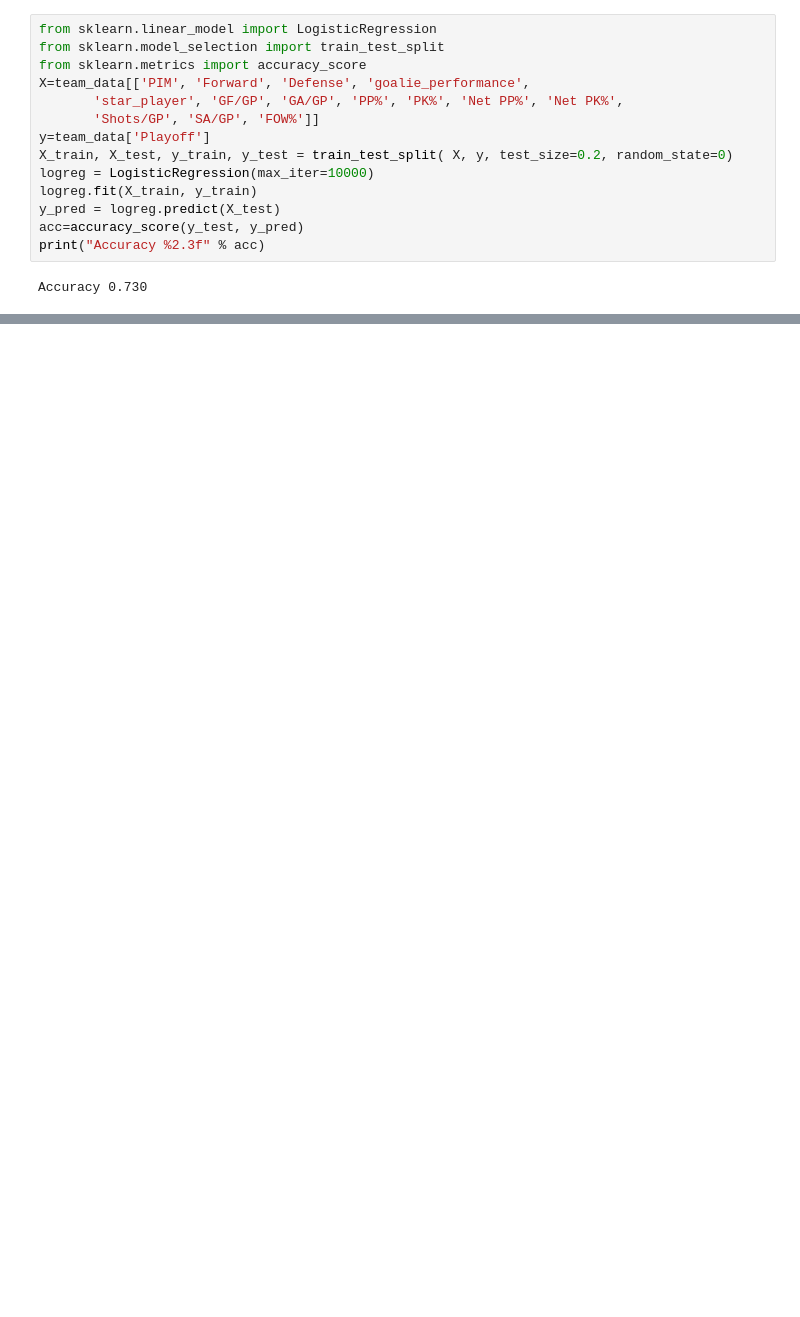
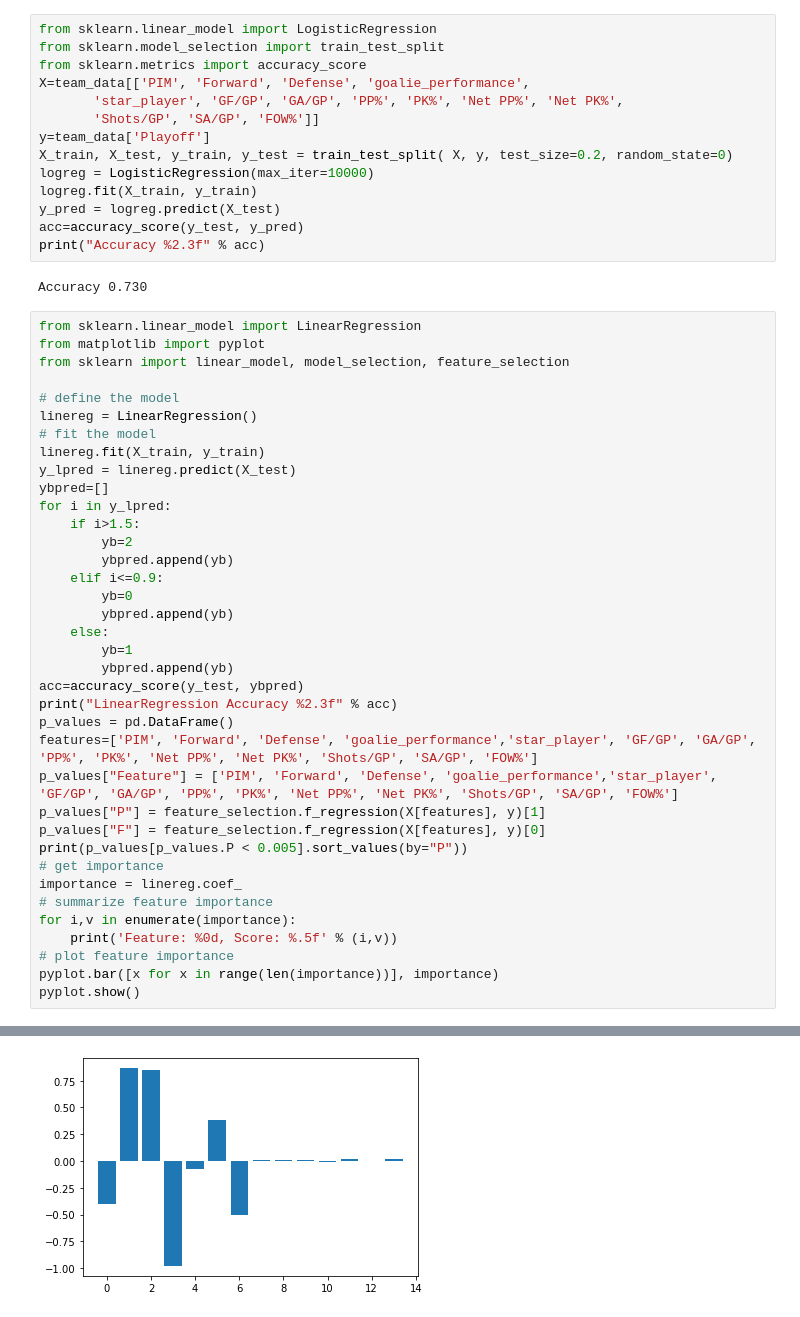
Before and after one commit to Hiipivahalko/playoff-chance-backend, a Jupyter notebook: application/build_model.ipynb, the cells around one changed output, grey strips where cells are left out. Cells and saved outputs as stored; diff of their text form; blank space fills up the shorter version.

```diff
--- a/application/build_model.ipynb
+++ b/application/build_model.ipynb
@@ -324,3 +324,41 @@ acc=accuracy_score(y_test, y_pred)
 print("Accuracy %2.3f" % acc)
 # %% [output]
 Accuracy 0.730
+# %%
+from sklearn.linear_model import LinearRegression
+from matplotlib import pyplot
+from sklearn import linear_model, model_selection, feature_selection
+
+# define the model
+linereg = LinearRegression()
+# fit the model
+linereg.fit(X_train, y_train)
+y_lpred = linereg.predict(X_test)
+ybpred=[]
+for i in y_lpred:
+    if i>1.5:
+        yb=2
+        ybpred.append(yb)
+    elif i<=0.9:
+        yb=0
+        ybpred.append(yb)
+    else:
+        yb=1
+        ybpred.append(yb)
+acc=accuracy_score(y_test, ybpred)
+print("LinearRegression Accuracy %2.3f" % acc)
+p_values = pd.DataFrame()
+features=['PIM', 'Forward', 'Defense', 'goalie_performance','star_player', 'GF/GP', 'GA/GP', 'PP%', 'PK%', 'Net PP%', 'Net PK%', 'Shots/GP', 'SA/GP', 'FOW%']
+p_values["Feature"] = ['PIM', 'Forward', 'Defense', 'goalie_performance','star_player', 'GF/GP', 'GA/GP', 'PP%', 'PK%', 'Net PP%', 'Net PK%', 'Shots/GP', 'SA/GP', 'FOW%']
+p_values["P"] = feature_selection.f_regression(X[features], y)[1]
+p_values["F"] = feature_selection.f_regression(X[features], y)[0]
+print(p_values[p_values.P < 0.005].sort_values(by="P"))
+# get importance
+importance = linereg.coef_
+# summarize feature importance
+for i,v in enumerate(importance):
+	print('Feature: %0d, Score: %.5f' % (i,v))
+# plot feature importance
+pyplot.bar([x for x in range(len(importance))], importance)
+pyplot.show()
+# %% [output]
@@ -326,0 +382 @@ Accuracy 0.730
+[figure, added]
```
Also changed, not shown: parts of 5 cells of this notebook, 15 other files.
